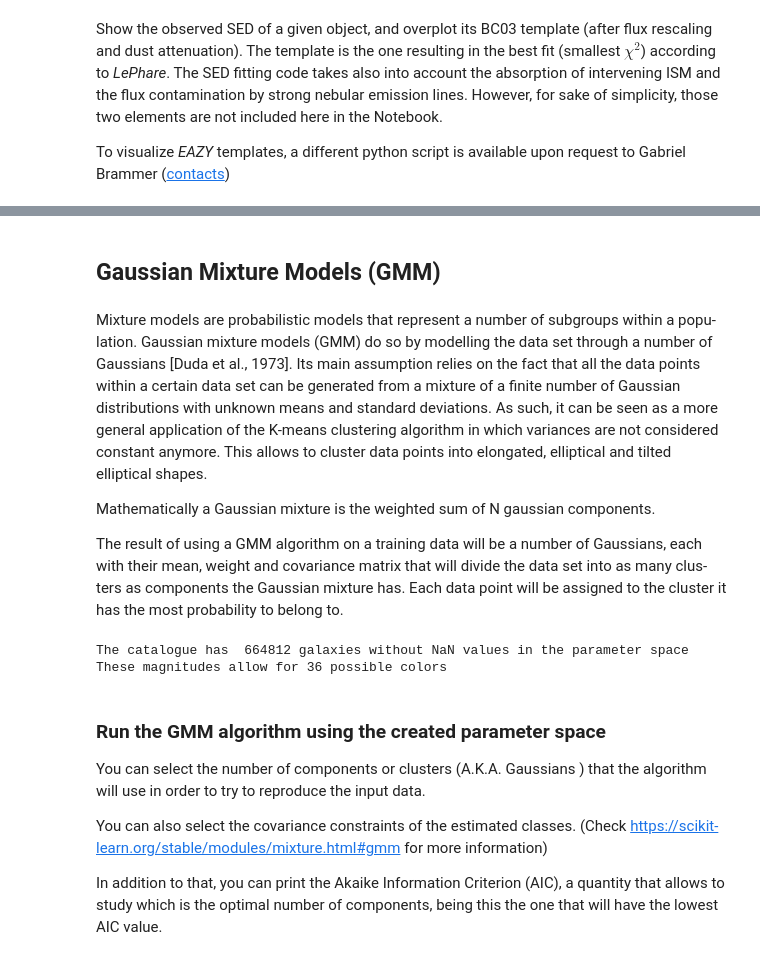
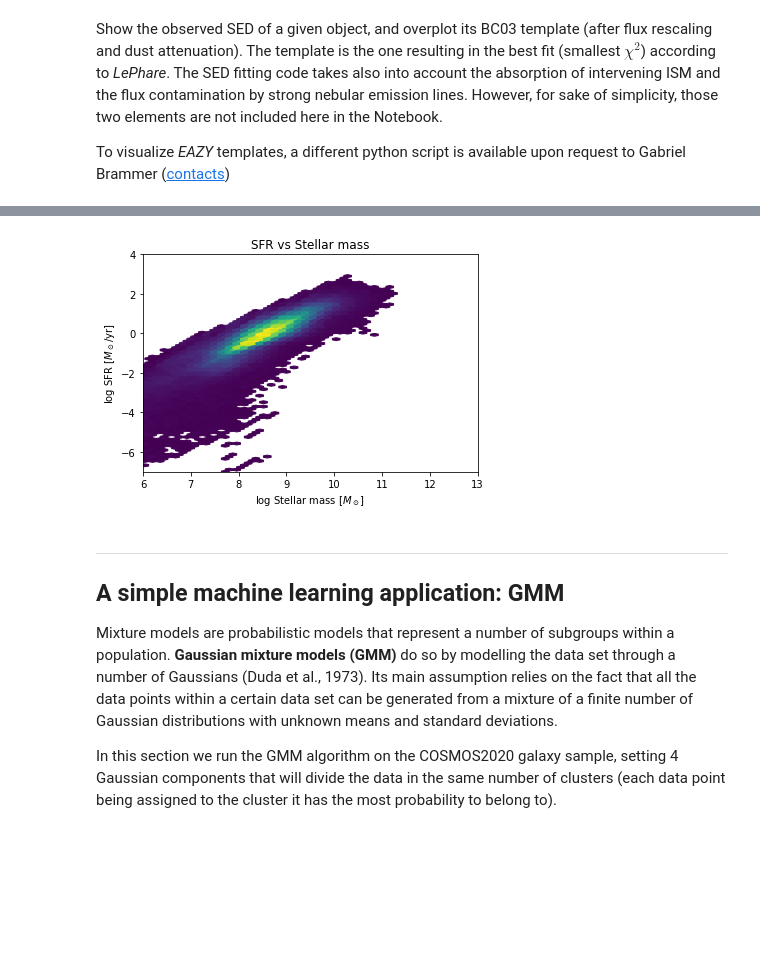
Before and after one commit to cosmic-dawn/cosmos2020-readcat, a Jupyter notebook: COSMOS2020_readcat.ipynb, the cells around one changed output, grey strips where cells are left out. Cells and saved outputs as stored; diff of their text form; code cells hidden in the pictures; blank space fills up the shorter version.

```diff
--- a/COSMOS2020_readcat.ipynb
+++ b/COSMOS2020_readcat.ipynb
@@ -545,64 +548,19 @@ plt.show()
-# %% [markdown]
-## Gaussian Mixture Models (GMM)
+# %%
+# Plot the SFR vs stellar mass diagram
+# WARNING: the SFR estiimates from SED fitting without far-IR data (as in this case) are not particularly reliable, use them with caution
+plt.hexbin(catselec['lp_mass_med'],catselec['lp_SFR_med'],gridsize=(50,50),extent=(5,13,-7,4),mincnt=5)
+plt.ylim(-7,4)
+plt.xlim(6,13)
+plt.title('SFR vs Stellar mass')
+plt.ylabel('log SFR [$M_\odot$/yr]')
+plt.xlabel('log Stellar mass [$M_\odot$]')
+plt.show()
+# %% [output]
+[figure, added]
 # %% [markdown]
-Mixture models are probabilistic models that represent a number of subgroups within a popu- lation. Gaussian mixture models (GMM) do so by modelling the data set through a number of Gaussians [Duda et al., 1973]. Its main assumption relies on the fact that all the data points within a certain data set can be generated from a mixture of a finite number of Gaussian distributions with unknown means and standard deviations. As such, it can be seen as a more general application of the K-means clustering algorithm in which variances are not considered constant anymore. This allows to cluster data points into elongated, elliptical and tilted elliptical shapes.
+--------------------------------------------------
+## A simple machine learning application: GMM
 
-Mathematically a Gaussian mixture is the weighted sum of N gaussian components.
+Mixture models are probabilistic models that represent a number of subgroups within a population. **Gaussian mixture models (GMM)** do so by modelling the data set through a number of Gaussians (Duda et al., 1973). Its main assumption relies on the fact that all the data points within a certain data set can be generated from a mixture of a finite number of Gaussian distributions with unknown means and standard deviations.
 
-The result of using a GMM algorithm on a training data will be a number of Gaussians, each with their mean, weight and covariance matrix that will divide the data set into as many clus- ters as components the Gaussian mixture has. Each data point will be assigned to the cluster it has the most probability to belong to.
+In this section we run the GMM algorithm on the COSMOS2020 galaxy sample, setting 4 Gaussian components that will divide the data in the same number of clusters (each data point being assigned to the cluster it has the most probability to belong to).
-# %%
-# Read the magnitude filters in order to create the parameter space
-u = cat['CFHT_u_MAG']
-g = cat['HSC_g_MAG']
-r = cat['HSC_r_MAG']
-i = cat['HSC_i_MAG']
-z = cat['HSC_z_MAG']
-y = cat['HSC_y_MAG']
-J = cat['UVISTA_J_MAG']
-H = cat['UVISTA_H_MAG']
-k = cat['UVISTA_Ks_MAG']
-variables = [u,g,r,i,z,y,J,H,k]
-
-# Get rid of nan values and the stellar sequence
-galsel = cat['lp_type']==0. # Select galaxies
-for i,t in enumerate(variables):
-    selection1 = np.isfinite(t) # gets rids of nan values
-    galsel = selection1 & galsel
-cat2 = cat[galsel]
-print('The catalogue has ',len(cat2),'galaxies without NaN values in the parameter space')
-
-# Read the parameters of the "clean" parameter space
-u = cat2['CFHT_u_MAG']
-g = cat2['HSC_g_MAG']
-r = cat2['HSC_r_MAG']
-i = cat2['HSC_i_MAG']
-z = cat2['HSC_z_MAG']
-y = cat2['HSC_y_MAG']
-J = cat2['UVISTA_J_MAG']
-H = cat2['UVISTA_H_MAG']
-k = cat2['UVISTA_Ks_MAG']
-
-# Create their possible combinations to add them into our parameter space as colors
-names = list(combinations(['u','g','r','i','z','y','J','H','k'],2))
-comb = list(combinations([u,g,r,i,z,y,J,H,k],2))
-
-# Create a matrix in which each color is represented by a column
-colors=[]
-for i in range(len(comb)):
-    colors.append(comb[i][0]-comb[i][1])
-X = colors[0]
-for i in range(1,len(colors)):
-    x1=np.column_stack((X,colors[i]))
-    X=x1
-print('These magnitudes allow for',len(colors),'possible colors')
-# %% [output]
-The catalogue has  664812 galaxies without NaN values in the parameter space
-These magnitudes allow for 36 possible colors
-# %% [markdown]
-### Run the GMM algorithm using the created parameter space
-
-You can select the number of components or clusters (A.K.A. Gaussians ) that the algorithm will use in order to try to reproduce the input data.
-
-You can also select the covariance constraints of the estimated classes. (Check https://scikit-learn.org/stable/modules/mixture.html#gmm for more information)
-
-In addition to that, you can print the Akaike Information Criterion (AIC), a quantity that allows to study which is the optimal number of components, being this the one that will have the lowest AIC value.
```
Also changed, not shown: parts of 19 cells of this notebook.
